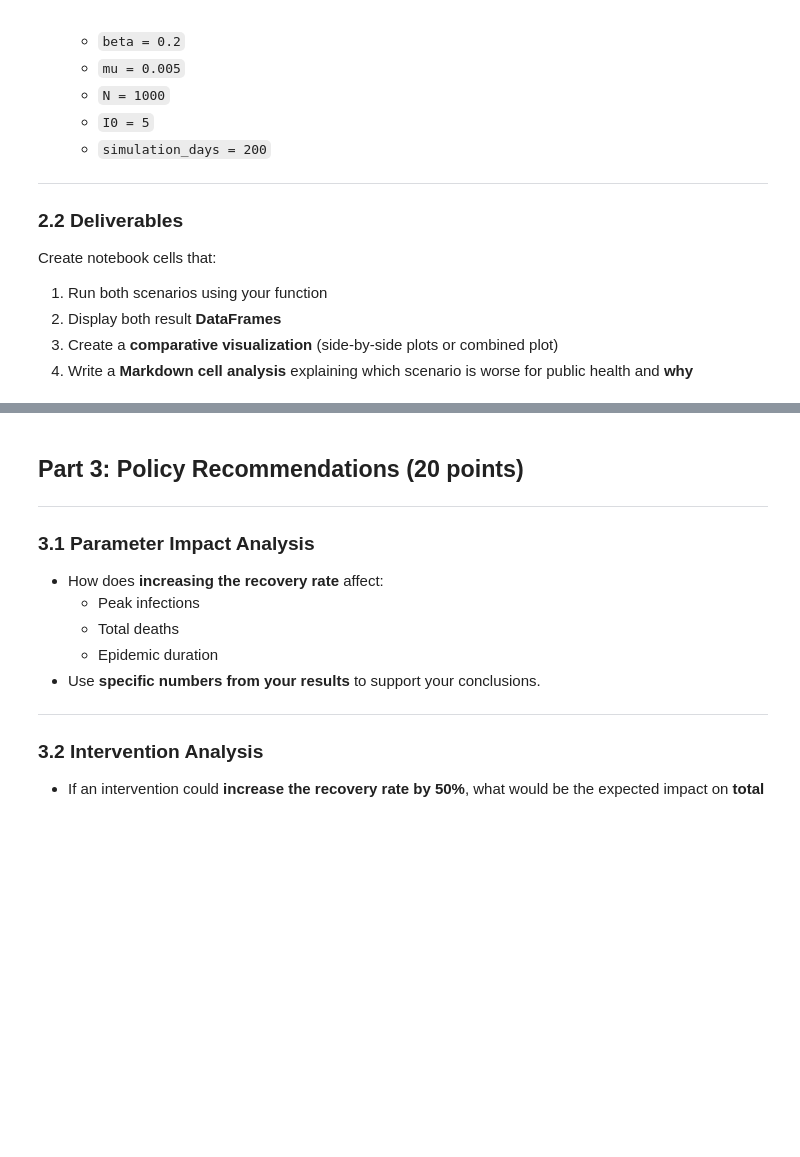
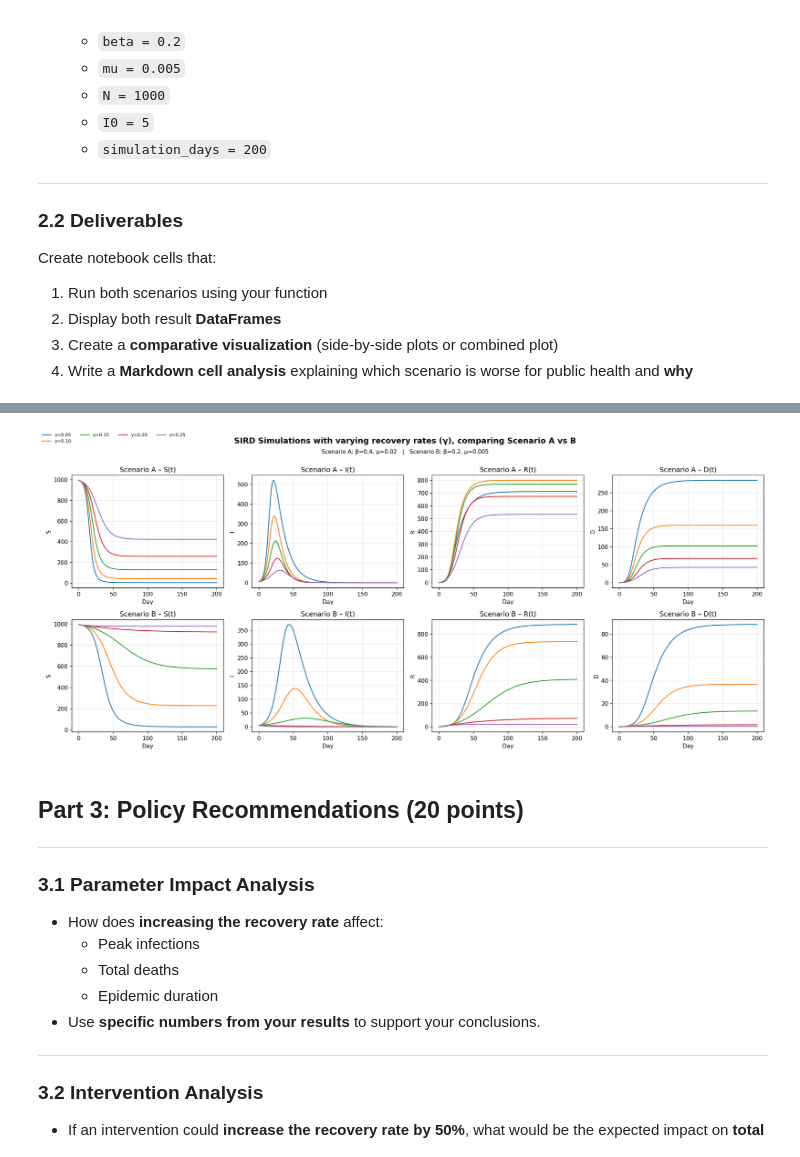
Before and after one commit to matecoco2024/bio_systems_assignements, a Jupyter notebook: assignment_2/assignment2.ipynb, the cells around one changed output, grey strips where cells are left out. Drawn from its saved outputs; the diff is of its cells as text; code cells hidden in the pictures; blank space fills up the shorter version.

```diff
--- a/assignment_2/assignment2.ipynb
+++ b/assignment_2/assignment2.ipynb
@@ -139,7 +139,7 @@ def analyze_recovery_rates(beta, mu, N, I0, simulation_days):
     fig.legend(handles, labels, loc="upper left",
               ncol=3 if len(labels) > 8 else 2, frameon=False, fontsize=8)
     fig.tight_layout(rect=[0, 0, 1, 0.95])
-    fig.suptitle(f"SIRD model over time with varying recovery rates (γ) for: β={beta:.2f}, μ={mu:.3f}",)
+    fig.suptitle(f"SIRD simulations with varying recovery rates (γ) for: β={beta:.2f}, μ={mu:.3f}",)
 
     return pd.DataFrame(res), fig
 
@@ -264,34 +264,48 @@ Scenerio B:
 # %%
-fig, axs = plt.subplots(2, 4, figsize=(18, 8), dpi=150)
+##creating the compartive visualisation
+def create_combined_plot(fig_a, fig_b):
+    fig, axs = plt.subplots(2, 4, figsize=(18, 8), dpi=150)
 
-# Flatten axes for easier indexing
-axs = axs.flatten()
+    #flatteninf of axes so indexing is easier
+    axs = axs.flatten()
 
-# Helper: copy plots from one figure into target axes
-def copy_axes(src_axes, target_axes, prefix):
-    for src_ax, tgt_ax, comp in zip(src_axes, target_axes, ["S", "I", "R", "D"]):
-        for line in src_ax.get_lines():
-            tgt_ax.plot(line.get_xdata(), line.get_ydata(), label=line.get_label())
-        tgt_ax.set_title(f"{prefix} – {comp}(t)")
-        tgt_ax.set_xlabel("Day")
-        tgt_ax.set_ylabel(comp)
-        tgt_ax.grid(True, alpha=0.3)
+    #copy plots from one figure into target axes
+    def copy_plots(src_axes, target_axes, prefix):
+        for src_ax, target_ax, compartments in zip(src_axes, target_axes, ["S", "I", "R", "D"]):
 
-# Copy from fig_a (top row)
-copy_axes(fig_a.axes, axs[:4], "Scenario A")
+            #get the line data from the original plots
+            for line in src_ax.get_lines():
+                target_ax.plot(line.get_xdata(), line.get_ydata(), label=line.get_label())
+            #set titles and labels
+            target_ax.set_title(f"{prefix} – {compartments}(t)")
+            target_ax.set_xlabel("Day")
+            target_ax.set_ylabel(compartments)
+            target_ax.grid(True, alpha=0.3)
 
-# Copy from fig_b (bottom row)
-copy_axes(fig_b.axes, axs[4:], "Scenario B")
+    #copy from scenerio a
+    copy_plots(fig_a.axes, axs[:4], "Scenario A")
 
-# Put a single legend above all plots
-handles, labels = axs[0].get_legend_handles_labels()
-fig.legend(handles, labels, loc="upper center", ncol=4, frameon=False, fontsize=8)
+    #copy from scenerio b
+    copy_plots(fig_b.axes, axs[4:], "Scenario B")
 
-# Global title
-fig.suptitle("SIRD Simulations – Comparing Scenario A vs B", fontsize=14)
+    #legend
+    handles, labels = axs[0].get_legend_handles_labels()
+    fig.legend(handles, labels, loc="upper left", ncol=4, frameon=False, fontsize=8)
 
-plt.tight_layout(rect=[0, 0, 1, 0.95])
-plt.show()
+    #title of the main figure
+    fig.suptitle("SIRD Simulations with varying recovery rates (γ), comparing Scenario A vs B" , fontsize=14, weight = "bold")
+
+    fig.text(0.5, 0.93, f"Scenario A: β={0.4}, μ={0.02}   |   Scenario B: β={0.2}, μ={0.005}",
+         ha='center', fontsize=10, )
+
+
+    #formatting
+    plt.tight_layout(rect=[0, 0, 1, 0.95])
+    plt.show()
+
+create_combined_plot(fig_a, fig_b)
+# %% [output]
+[figure, added]
 # %% [markdown]
 ## Part 3: Policy Recommendations (20 points)
 
```
Also changed, not shown: parts of 2 cells of this notebook.
